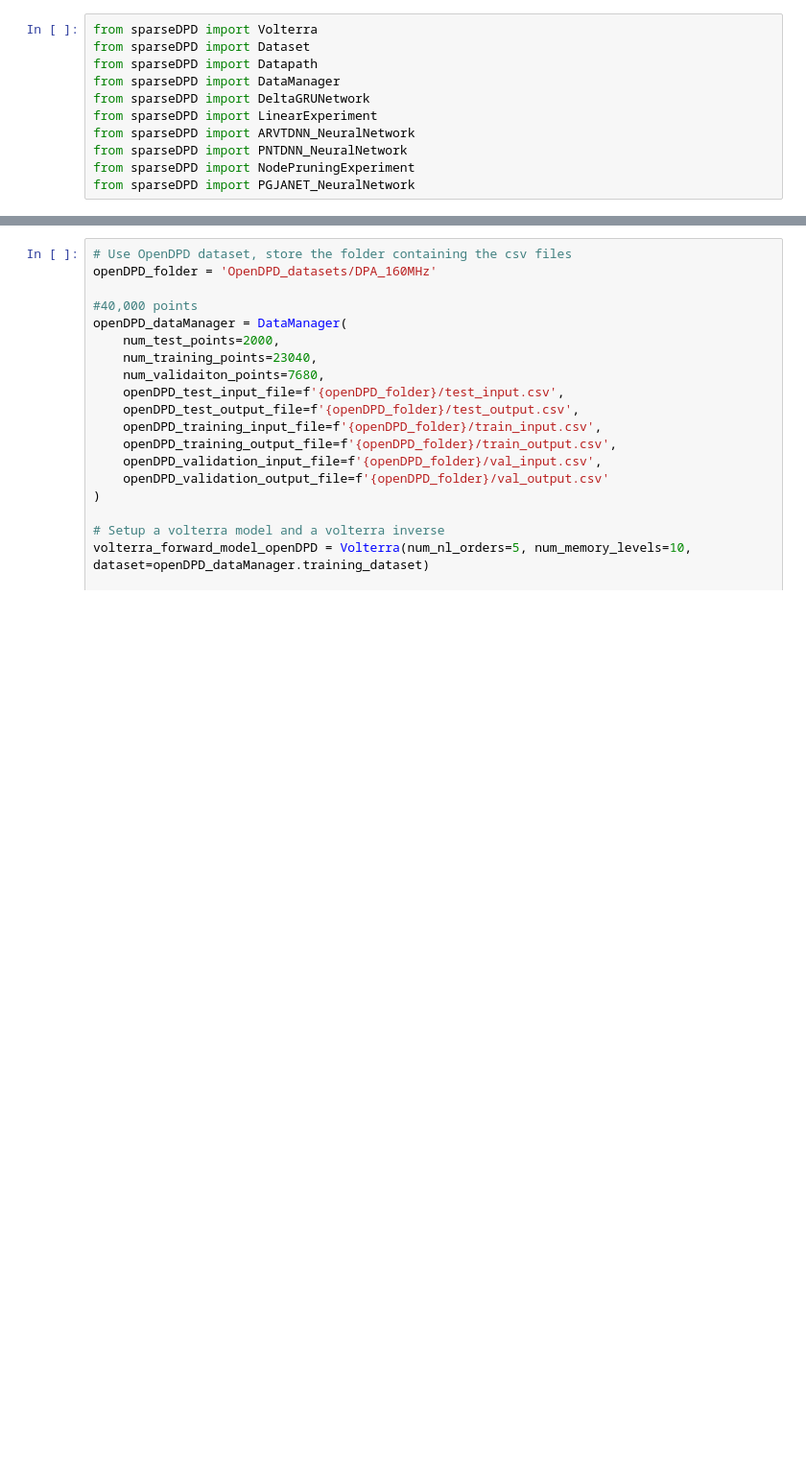
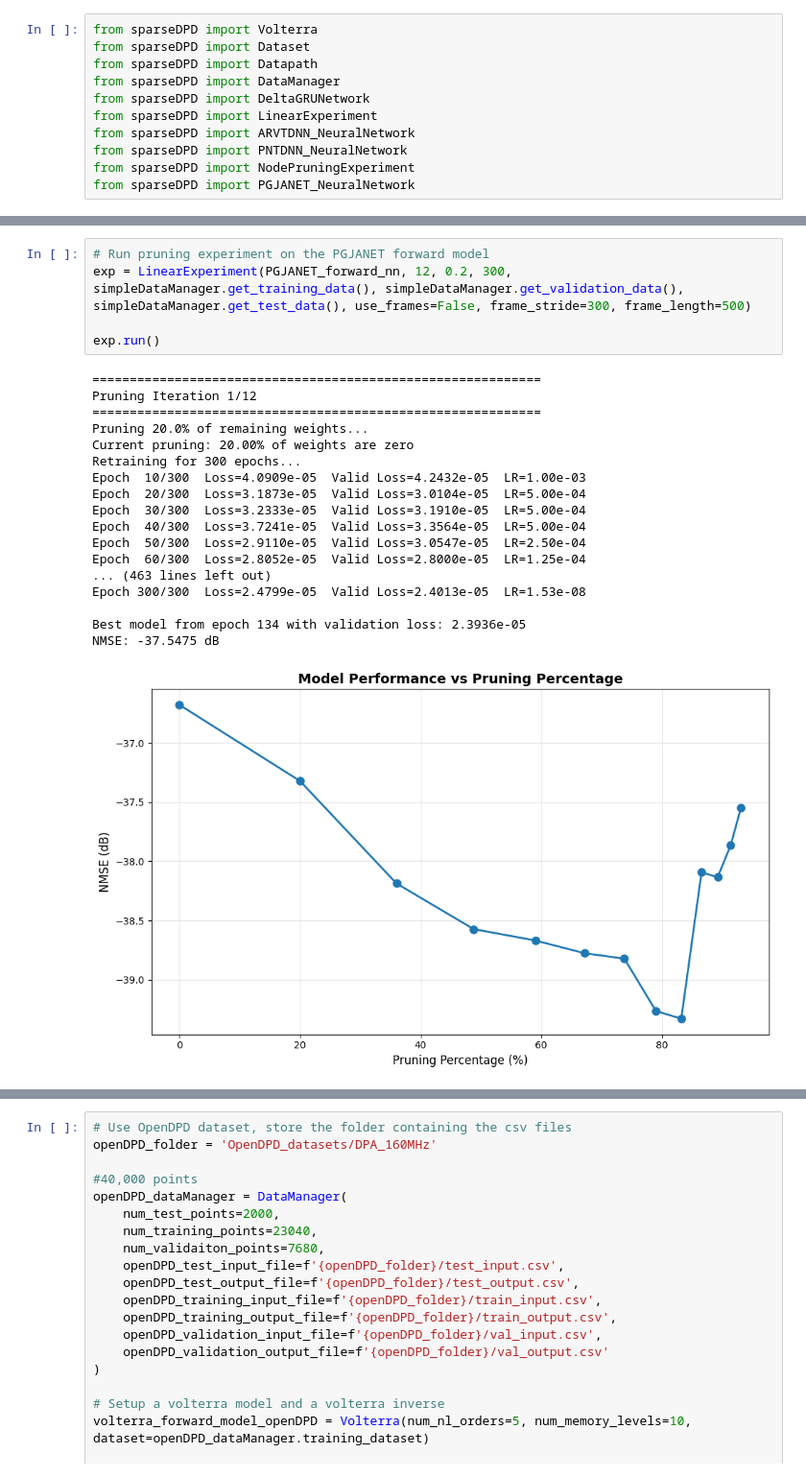
Before and after one commit to aquigney/sparseDPD, a Jupyter notebook: refactored_notebook.ipynb, the cells around one changed output, grey strips where cells are left out. Shown at 96% size. Cells and saved outputs as stored; diff of their text form; blank space fills up the shorter version.

```diff
--- a/refactored_notebook.ipynb
+++ b/refactored_notebook.ipynb
@@ -148 +210,25 @@ NN Forward Model NMSE: -38.50 dB
 Forward NN has 28992 parameters
+# %%
+# Run pruning experiment on the PGJANET forward model
+exp = LinearExperiment(PGJANET_forward_nn, 12, 0.2, 300, simpleDataManager.get_training_data(), simpleDataManager.get_validation_data(), simpleDataManager.get_test_data(), use_frames=False, frame_stride=300, frame_length=500)
+
+exp.run()
+# %% [output]
+============================================================
+Pruning Iteration 1/12
+============================================================
+Pruning 20.0% of remaining weights...
+Current pruning: 20.00% of weights are zero
+Retraining for 300 epochs...
+Epoch  10/300  Loss=4.0909e-05  Valid Loss=4.2432e-05  LR=1.00e-03
+Epoch  20/300  Loss=3.1873e-05  Valid Loss=3.0104e-05  LR=5.00e-04
+Epoch  30/300  Loss=3.2333e-05  Valid Loss=3.1910e-05  LR=5.00e-04
+Epoch  40/300  Loss=3.7241e-05  Valid Loss=3.3564e-05  LR=5.00e-04
+Epoch  50/300  Loss=2.9110e-05  Valid Loss=3.0547e-05  LR=2.50e-04
+Epoch  60/300  Loss=2.8052e-05  Valid Loss=2.8000e-05  LR=1.25e-04
+... (463 lines left out)
+Epoch 300/300  Loss=2.4799e-05  Valid Loss=2.4013e-05  LR=1.53e-08
+
+Best model from epoch 134 with validation loss: 2.3936e-05
+NMSE: -37.5475 dB
+[figure, added]
```
Also changed, not shown: parts of 8 cells of this notebook, 6 other files.
